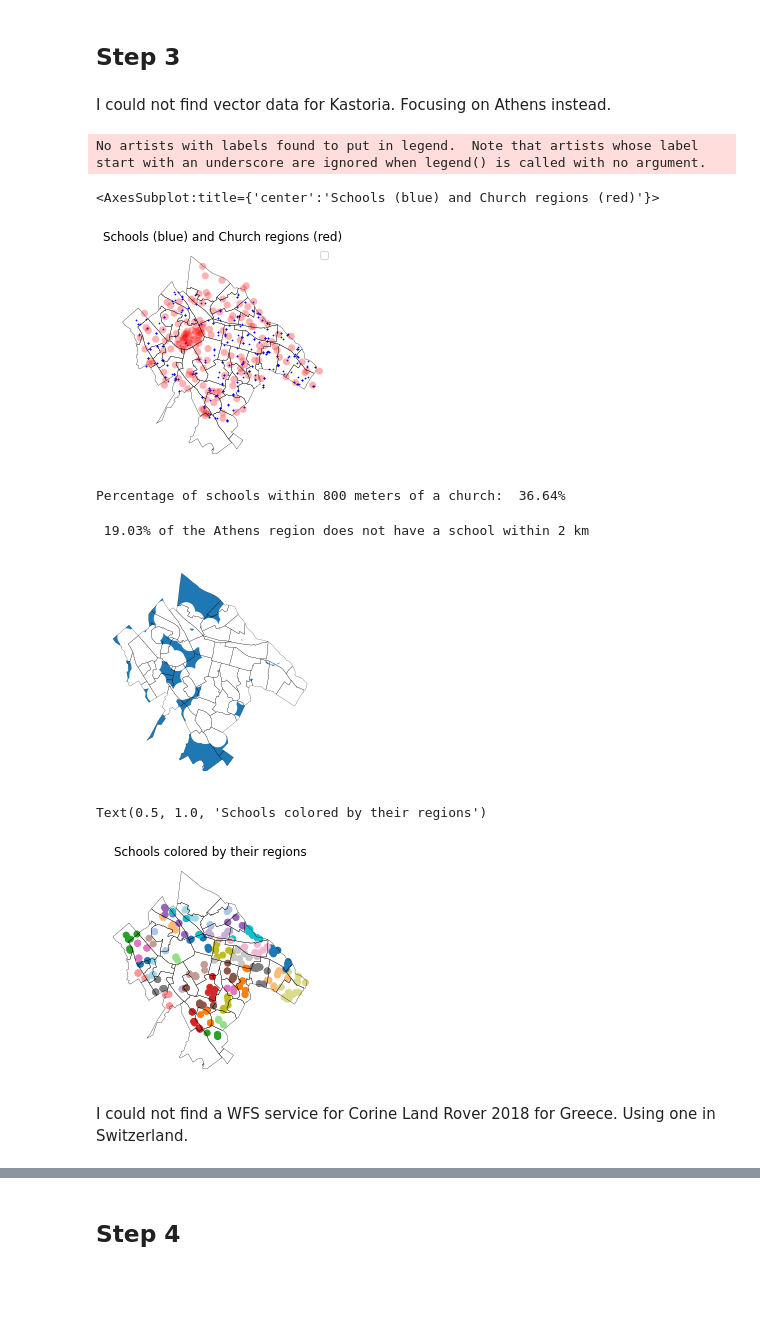
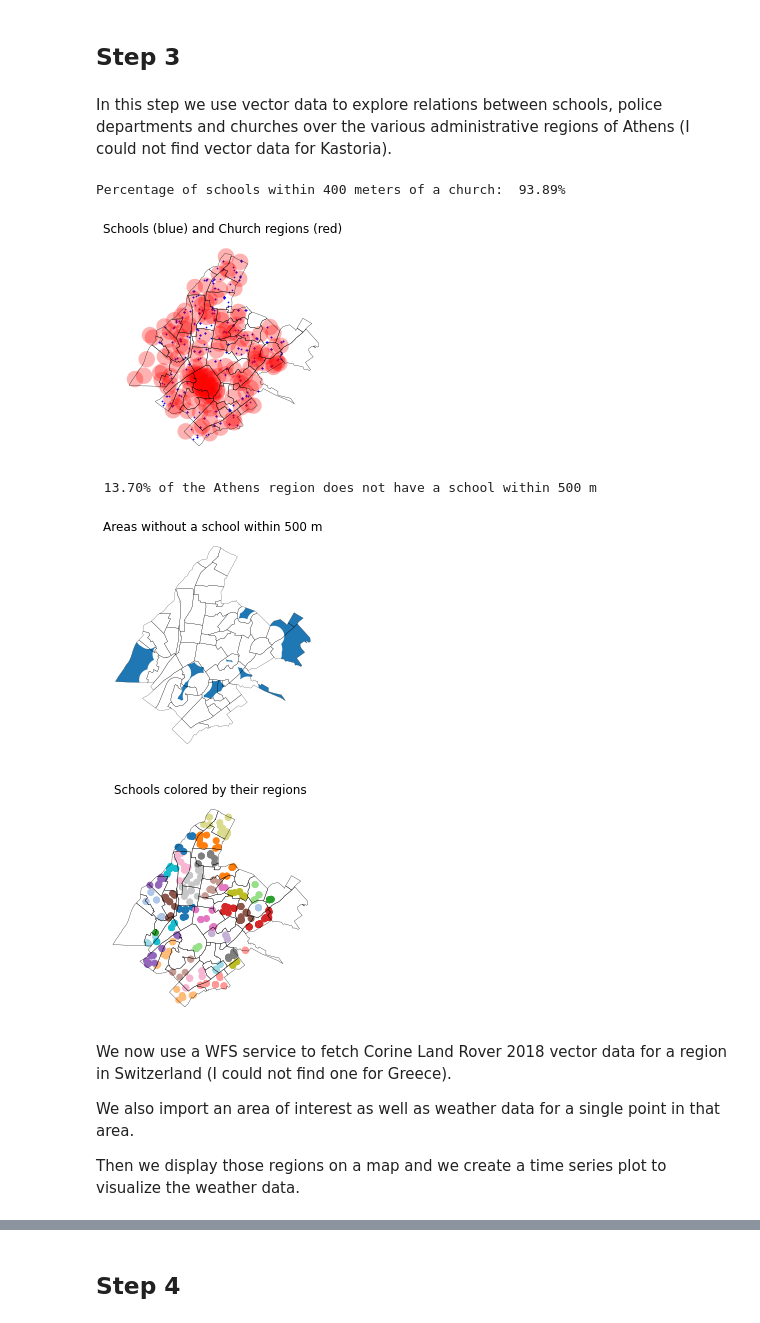
Before and after one commit to k-papadakis/geospatial-labs, a Jupyter notebook: lab2/main.ipynb, the cells around one changed output, grey strips where cells are left out. Drawn from its saved outputs; the diff is of its cells as text; code cells hidden in the pictures; blank space fills up the shorter version.

```diff
--- a/lab2/main.ipynb
+++ b/lab2/main.ipynb
@@ -145,5 +166,3 @@ plt.show()
 [figure]
 # %% [markdown]
 ## Step 3
-# %% [markdown]
-I could not find vector data for Kastoria. Focusing on Athens instead.
@@ -176,4 +169,8 @@ I could not find vector data for Kastoria. Focusing on Athens instead.
+# %% [markdown]
+In this step we use vector data to explore relations between schools, police departments and churches over the various administrative regions of Athens (I could not find vector data for Kastoria).
 # %%
+# FETCH THE DATA
+
 def wfs_geodatagov(typeName, crs):
     url = 'http://geodata.gov.gr/geoserver/ows'
     params = dict(service='WFS', version='2.0.0', request='GetFeature', srsName=f'EPSG:{crs}', outputFormat='json')
@@ -185,7 +182,7 @@ def wfs_geodatagov(typeName, crs):
 
 
 # EPGS:32634 uses meters for coordinates, which means we can meters as buffer distance
-crs = 3264
+crs = 32634
 police_typeName = 'geodata.gov.gr:9603c9bb-fa1c-4272-beb5-2a21204da56b'
 schools_typeName = 'geodata.gov.gr:11009351-71ec-47f1-9da5-282f04b72a80'
 churches_typeName = 'geodata.gov.gr:8ae90a8d-ab68-4c0a-8153-45cab12ee57a'
@@ -197,34 +194,36 @@ churches = wfs_geodatagov(churches_typeName, crs)
 athens = gpd.read_file('dasynoikies')
 athens = athens.to_crs(crs)
 # %%
+# PLOT CHURCH REGIONS AND SCHOOLS
+
 fig, ax = plt.subplots()
 athens.boundary.plot(ax=ax, color='black', linewidth=0.3)
 schools.plot(ax=ax, color='blue', markersize=0.5)
-churches.buffer(800).plot(ax=ax, alpha=0.3, color='red')
-ax.legend()
+churches.buffer(400).plot(ax=ax, alpha=0.3, color='red')
 ax.set_title('Schools (blue) and Church regions (red)')
 ax.set_axis_off()
-ax
+
+schools_near_church = schools.within(churches.buffer(400).unary_union).mean()
+print(f'Percentage of schools within 400 meters of a church: {schools_near_church: .2%}')
 # %% [output]
-No artists with labels found to put in legend.  Note that artists whose label start with an underscore are ignored when legend() is called with no argument.
+Percentage of schools within 400 meters of a church:  93.89%
-<AxesSubplot:title={'center':'Schools (blue) and Church regions (red)'}>
-[figure, old version]
+[figure, new version]
-# %%
-schools_near_church = schools.within(churches.buffer(800).unary_union).mean()
-print(f'Percentage of schools within 800 meters of a church: {schools_near_church: .2%}')
-# %% [output]
-Percentage of schools within 800 meters of a church:  36.64%
 # %%
-no_schools_nearby = athens.unary_union.difference(schools.buffer(2000).unary_union)
+# PLOT AREAS WITHOUT A SCHOOL NEARBY
+
+no_schools_nearby = athens.unary_union.difference(schools.buffer(500).unary_union)
 ax = gpd.GeoSeries({'geometry': no_schools_nearby}).plot()
 athens.exterior.plot(ax=ax, color='black', linewidth=0.2)
+ax.set_title('Areas without a school within 500 m')
 ax.set_axis_off()
 no_schools_nearby_percent = no_schools_nearby.area / athens.unary_union.area
-print(f'{no_schools_nearby_percent: .2%} of the Athens region does not have a school within 2 km')
+print(f'{no_schools_nearby_percent: .2%} of the Athens region does not have a school within 500 m')
 # %% [output]
- 19.03% of the Athens region does not have a school within 2 km
+ 13.70% of the Athens region does not have a school within 500 m
-[figure, old version]
+[figure, new version]
 # %%
+# FIND THE REGION OF EACH SCHOOL
+
 # Find the administrative region of each school
 joined = schools.sjoin(athens, how='inner', predicate='intersects')
 # Plot the schools and color them according to their region
@@ -233,6 +232,6 @@ athens.boundary.plot(color='black', linewidth=0.3, ax=ax)
 joined.plot(column='SINIKIA_EN', cmap='tab20', ax=ax)
 ax.set_axis_off()
 ax.set_title('Schools colored by their regions')
+plt.show()
 # %% [output]
-Text(0.5, 1.0, 'Schools colored by their regions')
-[figure, old version]
+[figure, new version]
@@ -241,3 +238,7 @@ athens_bbox = athens.total_bounds
-# %% [markdown]
-I could not find a WFS service for Corine Land Rover 2018 for Greece. Using one in Switzerland.
+# %% [markdown]
+We now use a WFS service to fetch Corine Land Rover 2018 vector data for a region in Switzerland (I could not find one for Greece).
+
+We also import an area of interest as well as weather data for a single point in that area.
+
+Then we display those regions on a map and we create a time series plot to visualize the weather data.
 # %%
```
Also changed, not shown: parts of 18 cells of this notebook, 6 other files.
